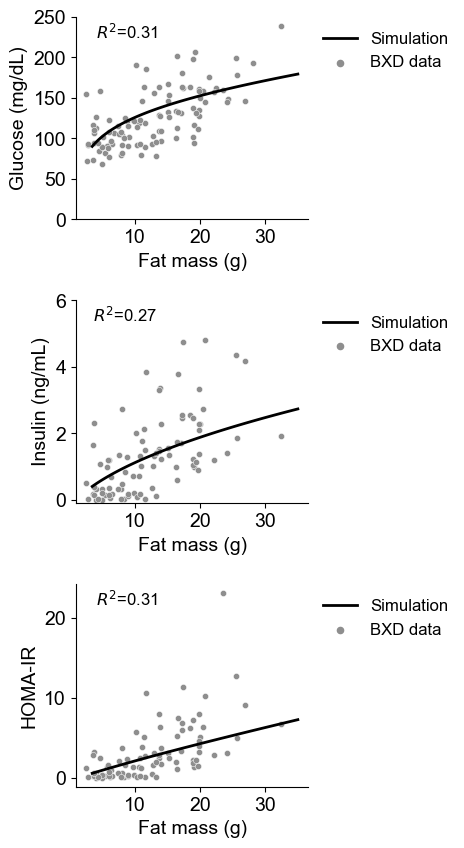
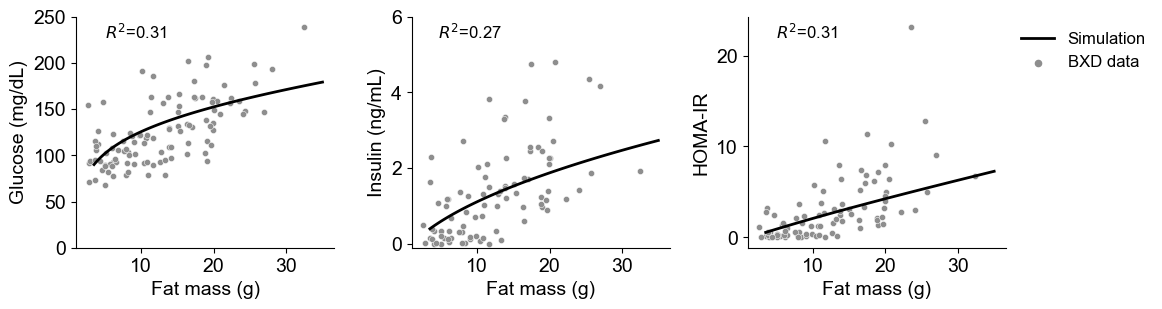
Unified diff of the notebook cell whose output changed from the first chart to the second:
--- before
+++ after
@@ -1,7 +1,7 @@
-
+# Mouse data plot 
 # Plot Glucose and Insulin
-f, ax = plt.subplots(3, 1, figsize=(3, 10))
+f, ax = plt.subplots(1, 3, figsize=(12, 3))
 # Increase marign between subplots
-plt.subplots_adjust(hspace=0.4)
+plt.subplots_adjust(hspace=0.4, wspace=0.3)
 
 # Glucose scaled to reference of 100
@@ -56,8 +56,8 @@
 # Add legend outside of the plot
 scatter_legend = ax[0].scatter([], [], color="#8E8E8E", s=20, label='BXD data')
-ax[0].legend(frameon=False, fontsize=12, loc='upper left', bbox_to_anchor=(1, 1))
+#ax[0].legend(frameon=False, fontsize=12, loc='upper left', bbox_to_anchor=(1, 1))
 
 scatter_legend = ax[1].scatter([], [], color="#8E8E8E", s=20, label='BXD data')
-ax[1].legend(frameon=False, fontsize=12, loc='upper left', bbox_to_anchor=(1, 1))
+#ax[1].legend(frameon=False, fontsize=12, loc='upper left', bbox_to_anchor=(1, 1))
 
 scatter_legend = ax[2].scatter([], [], color="#8E8E8E", s=20, label='BXD data')

Commit: ENH: Add a +glucagon version of the model